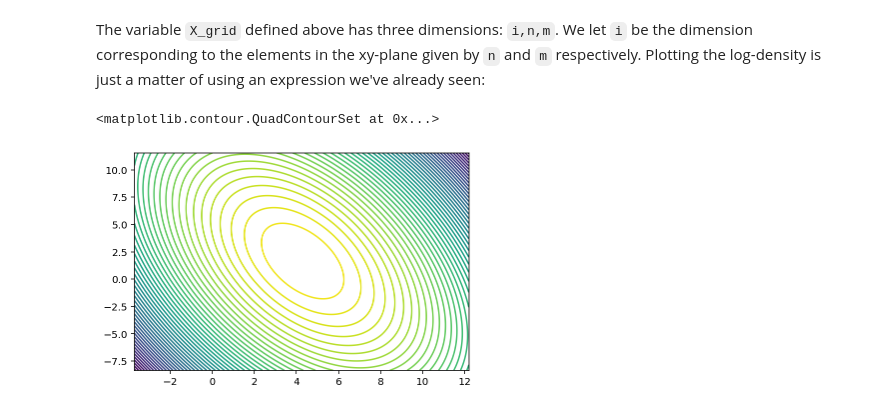
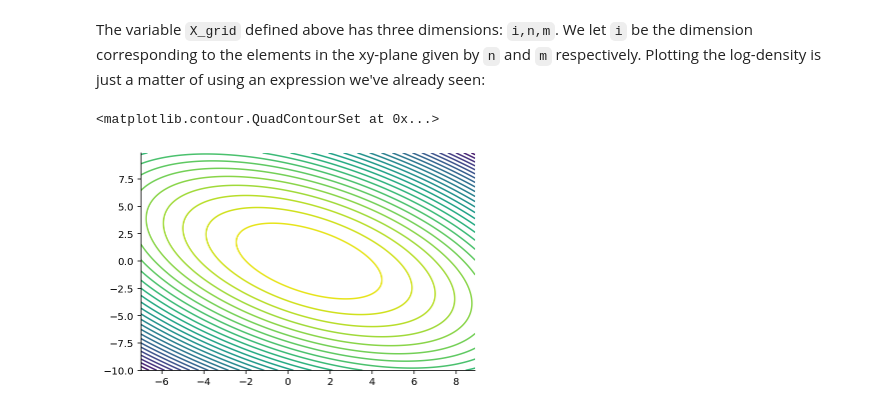
Before and after one commit to gerdm/misc, a Jupyter notebook: 2022-01/einsums-in-the-wild.ipynb, the cells around one changed output. Drawn from its saved outputs; the diff is of its cells as text; code cells hidden in the pictures.

```diff
--- a/2022-01/einsums-in-the-wild.ipynb
+++ b/2022-01/einsums-in-the-wild.ipynb
@@ -8,3 +8,5 @@ import matplotlib.pyplot as plt
 from sklearn.datasets import make_moons
 # %%
 %config InlineBackend.figure_format = "retina"
+plt.rcParams["axes.spines.right"] = False
+plt.rcParams["axes.spines.top"] = False
@@ -98,9 +106,11 @@ $$
 
 Suppose we want to plot the log-density of a Gaussian distribution up to a constant. As we have previously seen, the expression $x^T A x$ can be represented in einsum form as `i,ij,j->`. A common way to plot this joint-density for a 2-dimensional gaussian is obtain a tuple (x,y) of elements in a grid. This is commonly done using `np.mgrid`.
 # %%
-mean_vec = jnp.array([4.29669692, 1.6520908])
-prec_matrix = jnp.array([[2.74809243, 0.76832627], [0.76832627, 0.88442754]])
+mean_vec = jnp.array([1, 0])
+prec_matrix = jnp.array([[4, -2], [-2, 4]])
+prec_matrix = jnp.linalg.inv(prec_matrix)
 
+step = 0.1
 xmin, xmax = -8, 8
 ymin, ymax = -10, 10
 X_grid = jnp.mgrid[xmin:xmax:step, ymin:ymax:step] + mean_vec[:, None, None]
@@ -112,7 +122,7 @@ The variable `X_grid` defined above has three dimensions: `i,n,m`. We let `i` be
 # %%
 diff_grid = (X_grid - mean_vec[:, None, None])
 log_prob_grid = -jnp.einsum("inm,ij,jnm->nm", diff_grid, prec_matrix, diff_grid) / 2
-plt.contour(*X_grid, log_prob_grid, 50)
+plt.contour(*X_grid, log_prob_grid, 30)
 # %% [output]
 <matplotlib.contour.QuadContourSet at 0x...>
-[figure, old version]
+[figure, new version]
```
Also changed, not shown: parts of 19 cells of this notebook.
